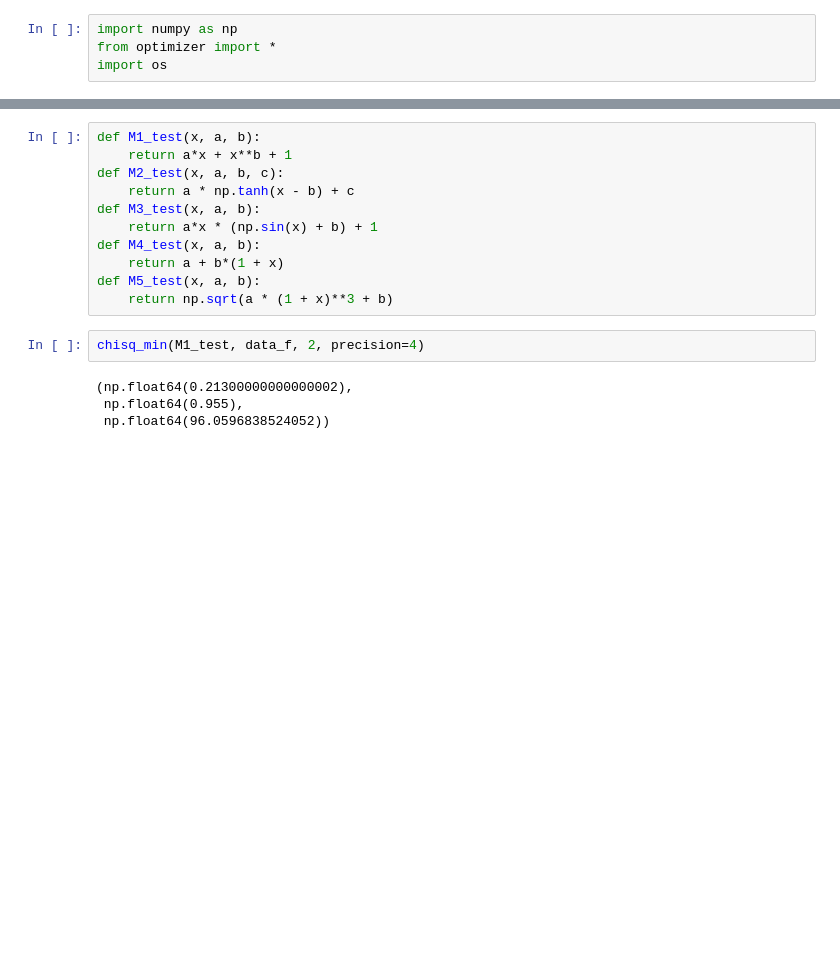
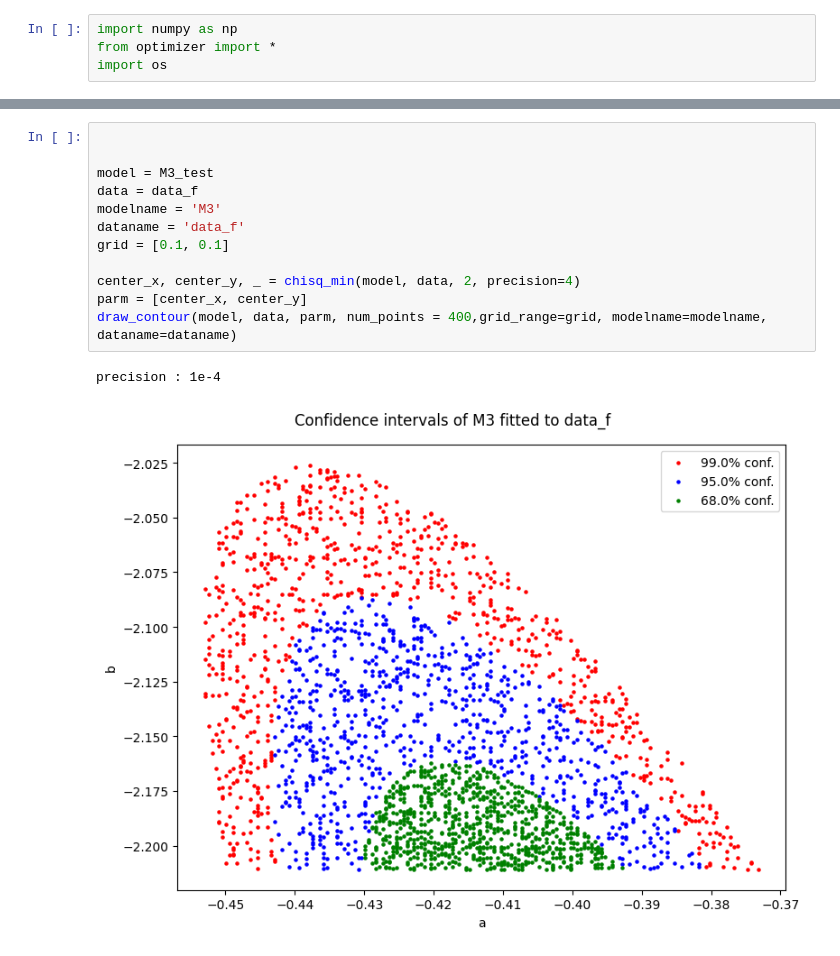
Before and after one commit to john1256/KASI_Ms, a Jupyter notebook: 2025/Statistics_1/Assignment5-1.ipynb, the cells around one changed output, grey strips where cells are left out. Cells and saved outputs as stored; diff of their text form; blank space fills up the shorter version.

```diff
--- a/2025/Statistics_1/Assignment5-1.ipynb
+++ b/2025/Statistics_1/Assignment5-1.ipynb
@@ -10,18 +20,16 @@ data_k = np.loadtxt(os.path.join(os.getcwd(), 'Assignment5', 'regression_data_k.
-# %%
-def M1_test(x, a, b):
-    return a*x + x**b + 1
-def M2_test(x, a, b, c):
-    return a * np.tanh(x - b) + c
-def M3_test(x, a, b):
-    return a*x * (np.sin(x) + b) + 1
-def M4_test(x, a, b):
-    return a + b*(1 + x)
-def M5_test(x, a, b):
-    return np.sqrt(a * (1 + x)**3 + b)
 # %%
-chisq_min(M1_test, data_f, 2, precision=4)
+
+
+model = M3_test
+data = data_f
+modelname = 'M3'
+dataname = 'data_f'
+grid = [0.1, 0.1]
+
+center_x, center_y, _ = chisq_min(model, data, 2, precision=4)
+parm = [center_x, center_y]
+draw_contour(model, data, parm, num_points = 400,grid_range=grid, modelname=modelname, dataname=dataname)
 # %% [output]
-(np.float64(0.21300000000000002),
- np.float64(0.955),
- np.float64(96.0596838524052))
+precision : 1e-4
+[figure, added]
 # %%
```
Also changed, not shown: parts of 2 cells of this notebook, 52 other files.
